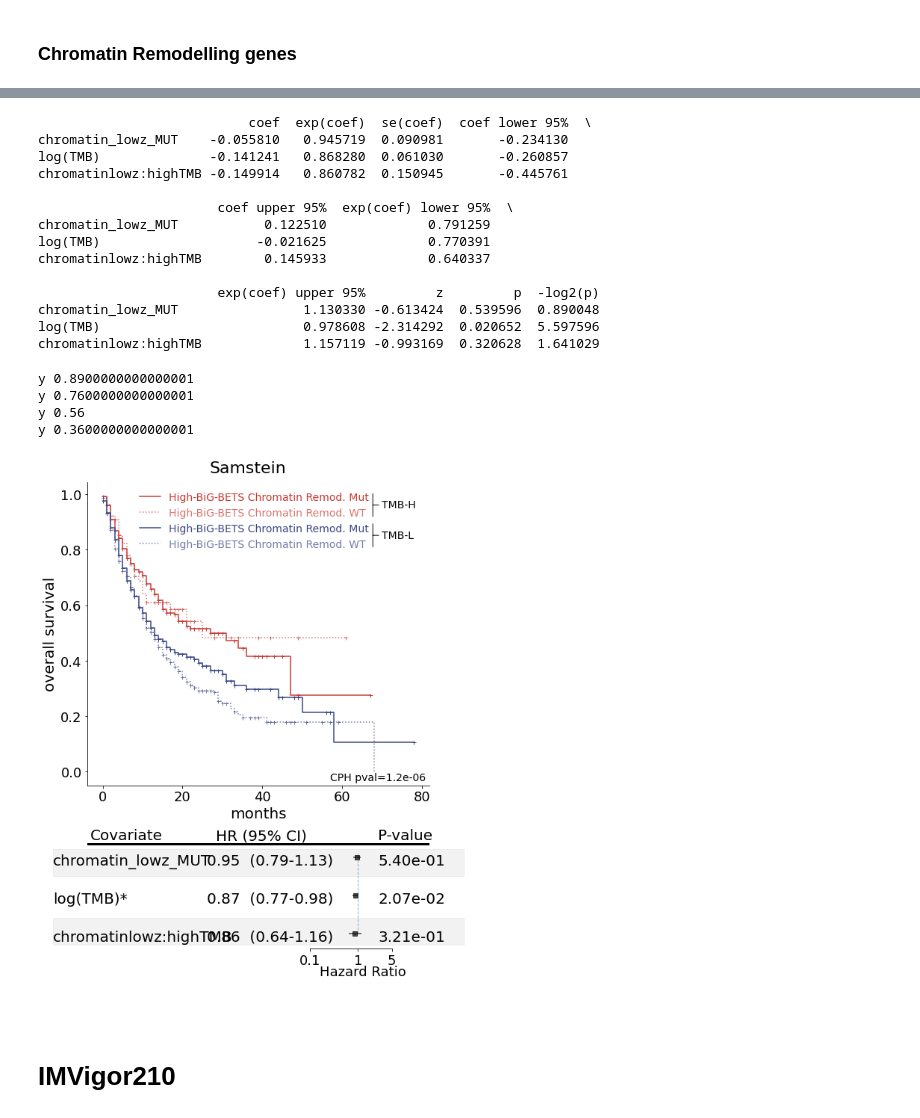
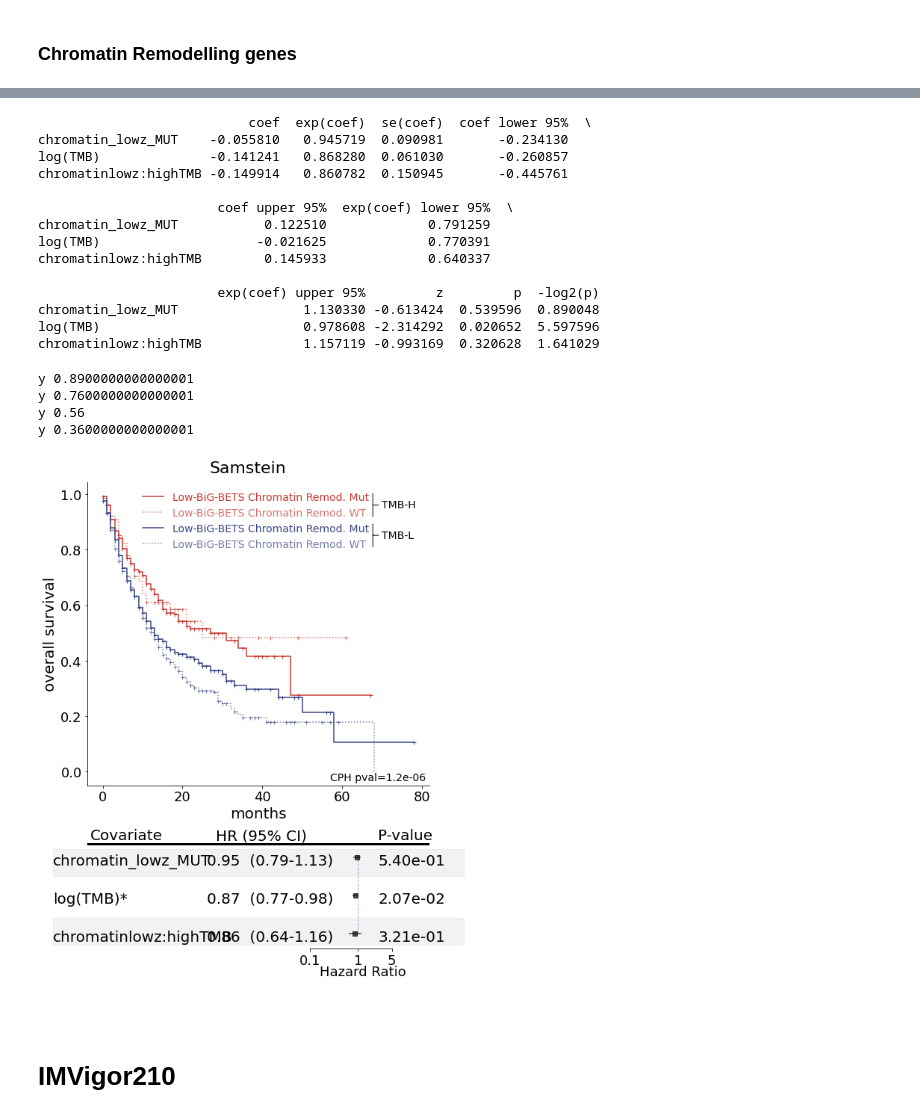
Before and after one commit to wweir827/BIGBETS, a Jupyter notebook: notebooks/Clinical_survival_analyses.ipynb, the cells around one changed output, grey strips where cells are left out. Drawn from its saved outputs; the diff is of its cells as text; code cells hidden in the pictures.

```diff
--- a/notebooks/Clinical_survival_analyses.ipynb
+++ b/notebooks/Clinical_survival_analyses.ipynb
@@ -887,8 +887,8 @@ for name,gdf in df2test.groupby(var):
 #     lg_lines[j].set_color(cols[j])
 
 handles, labels = a.get_legend_handles_labels()
-new_labels=['High-BiG-BETS Chromatin Remod. Mut','High-BiG-BETS Chromatin Remod. WT','High-BiG-BETS Chromatin Remod. Mut',
-            'High-BiG-BETS Chromatin Remod. WT']
+new_labels=['Low-BiG-BETS Chromatin Remod. Mut','Low-BiG-BETS Chromatin Remod. WT','Low-BiG-BETS Chromatin Remod. Mut',
+            'Low-BiG-BETS Chromatin Remod. WT']
 l=a.legend(loc=1,bbox_to_anchor=(.85,1.0),fontsize=14,
            frameon=False,handles=handles,labels=new_labels)
 for i,text in enumerate(l.get_texts()):
@@ -1015,34 +1015,34 @@ for i,ind in enumerate(summary.index):
 # a.set_title("CPH Model Survival",fontsize=18,fontweight='bold')
 # cph.plot(ax=a)
 a.text(s="Hazard Ratio",fontsize=18,x=1.25,
        y=-1.1,
        horizontalalignment='center')
 
 f.suptitle('Samstein',fontsize=22,x=.5,y=.97,transform=f.transFigure)
 
 f.subplots_adjust(top=.93,bottom=-.05,right=.95,left=.101,wspace=.0,hspace=1.5)
 f.savefig(outfile,dpi=200)
 plt.show()
 # %% [output]
                            coef  exp(coef)  se(coef)  coef lower 95%  \
 chromatin_lowz_MUT    -0.055810   0.945719  0.090981       -0.234130
 log(TMB)              -0.141241   0.868280  0.061030       -0.260857
 chromatinlowz:highTMB -0.149914   0.860782  0.150945       -0.445761
 
                        coef upper 95%  exp(coef) lower 95%  \
 chromatin_lowz_MUT           0.122510             0.791259
 log(TMB)                    -0.021625             0.770391
 chromatinlowz:highTMB        0.145933             0.640337
 
                        exp(coef) upper 95%         z         p  -log2(p)
 chromatin_lowz_MUT                1.130330 -0.613424  0.539596  0.890048
 log(TMB)                          0.978608 -2.314292  0.020652  5.597596
 chromatinlowz:highTMB             1.157119 -0.993169  0.320628  1.641029
 y 0.8900000000000001
 y 0.7600000000000001
 y 0.56
 y 0.3600000000000001
-[figure, old version]
+[figure, new version]
 # %% [markdown]
 # IMVigor210
 # %%
```
Also changed, not shown: parts of 8 cells of this notebook, 5 other files.
